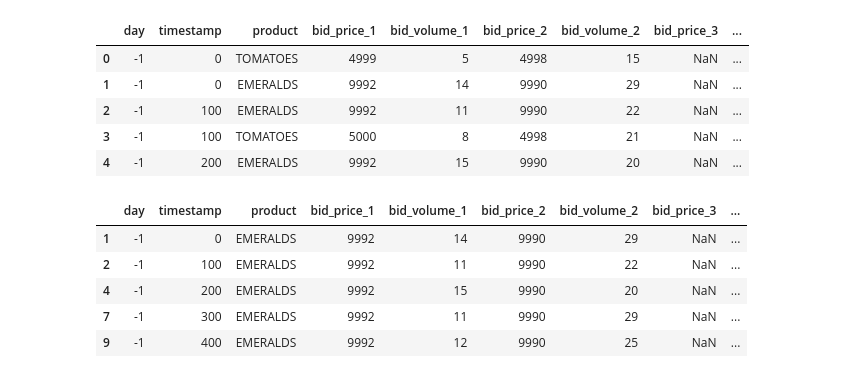
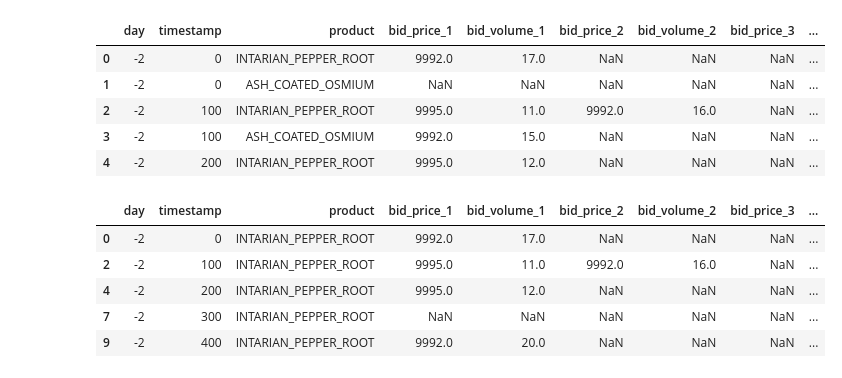
Before and after one commit to MathijsDoel/prosperity4, a Jupyter notebook: plotter.ipynb, the cells around one changed output. Cells and saved outputs as stored; diff of their text form; code cells hidden in the pictures.

```diff
--- a/plotter.ipynb
+++ b/plotter.ipynb
@@ -2,30 +2,43 @@
 import matplotlib.pyplot as plt
 import pandas as pd
 import numpy as np
+
+def offset_and_concat_by_file(dfs):
+    adjusted = []
+    running_max = 0
+    for i, d in enumerate(dfs):
+        d = d.copy()
+        d["timestamp"] = d["timestamp"] + running_max
+        adjusted.append(d)
+        # set offset for next day/file
+        running_max = d["timestamp"].max()
+    return pd.concat(adjusted, ignore_index=True)
 # %%
-from numpy.ma import product
+day_m2 = pd.read_csv('./data/ROUND_1/prices_round_1_day_-2.csv', sep=';')
+day_m1 = pd.read_csv('./data/ROUND_1/prices_round_1_day_-1.csv', sep=';')
+day_0 = pd.read_csv('./data/ROUND_1/prices_round_1_day_0.csv', sep=';')
 
-
-df = pd.read_csv('./TUTORIAL_ROUND_1/prices_round_0_day_-1.csv', sep=';')
+df = offset_and_concat_by_file([day_m2, day_m1, day_0])
 
 df.head()
 # %% [output]
 |  | day | timestamp | product | bid_price_1 | bid_volume_1 | bid_price_2 | bid_volume_2 | bid_price_3 | ... |
-| 0 | -1 | 0 | TOMATOES | 4999 | 5 | 4998 | 15 | NaN | ... |
-| 1 | -1 | 0 | EMERALDS | 9992 | 14 | 9990 | 29 | NaN | ... |
-| 2 | -1 | 100 | EMERALDS | 9992 | 11 | 9990 | 22 | NaN | ... |
-| 3 | -1 | 100 | TOMATOES | 5000 | 8 | 4998 | 21 | NaN | ... |
-| 4 | -1 | 200 | EMERALDS | 9992 | 15 | 9990 | 20 | NaN | ... |
+| 0 | -2 | 0 | INTARIAN_PEPPER_ROOT | 9992.0 | 17.0 | NaN | NaN | NaN | ... |
+| 1 | -2 | 0 | ASH_COATED_OSMIUM | NaN | NaN | NaN | NaN | NaN | ... |
+| 2 | -2 | 100 | INTARIAN_PEPPER_ROOT | 9995.0 | 11.0 | 9992.0 | 16.0 | NaN | ... |
+| 3 | -2 | 100 | ASH_COATED_OSMIUM | 9992.0 | 15.0 | NaN | NaN | NaN | ... |
+| 4 | -2 | 200 | INTARIAN_PEPPER_ROOT | 9995.0 | 12.0 | NaN | NaN | NaN | ... |
 # %%
-tomatoes = df[df["product"] == "EMERALDS"]
+p1 = df[df["product"] == "INTARIAN_PEPPER_ROOT"]
+p2 = df[df["product"] == "ASH_COATED_OSMIUM"]
 
-tomatoes.head()
+p1.head()
 # %% [output]
 |  | day | timestamp | product | bid_price_1 | bid_volume_1 | bid_price_2 | bid_volume_2 | bid_price_3 | ... |
-| 1 | -1 | 0 | EMERALDS | 9992 | 14 | 9990 | 29 | NaN | ... |
-| 2 | -1 | 100 | EMERALDS | 9992 | 11 | 9990 | 22 | NaN | ... |
-| 4 | -1 | 200 | EMERALDS | 9992 | 15 | 9990 | 20 | NaN | ... |
-| 7 | -1 | 300 | EMERALDS | 9992 | 11 | 9990 | 29 | NaN | ... |
-| 9 | -1 | 400 | EMERALDS | 9992 | 12 | 9990 | 25 | NaN | ... |
+| 0 | -2 | 0 | INTARIAN_PEPPER_ROOT | 9992.0 | 17.0 | NaN | NaN | NaN | ... |
+| 2 | -2 | 100 | INTARIAN_PEPPER_ROOT | 9995.0 | 11.0 | 9992.0 | 16.0 | NaN | ... |
+| 4 | -2 | 200 | INTARIAN_PEPPER_ROOT | 9995.0 | 12.0 | NaN | NaN | NaN | ... |
+| 7 | -2 | 300 | INTARIAN_PEPPER_ROOT | NaN | NaN | NaN | NaN | NaN | ... |
+| 9 | -2 | 400 | INTARIAN_PEPPER_ROOT | 9992.0 | 20.0 | NaN | NaN | NaN | ... |
 # %%
 fig, ax = plt.subplots(figsize=(12, 6))
```
Also changed, not shown: parts of 14 cells of this notebook, 1 other file.
